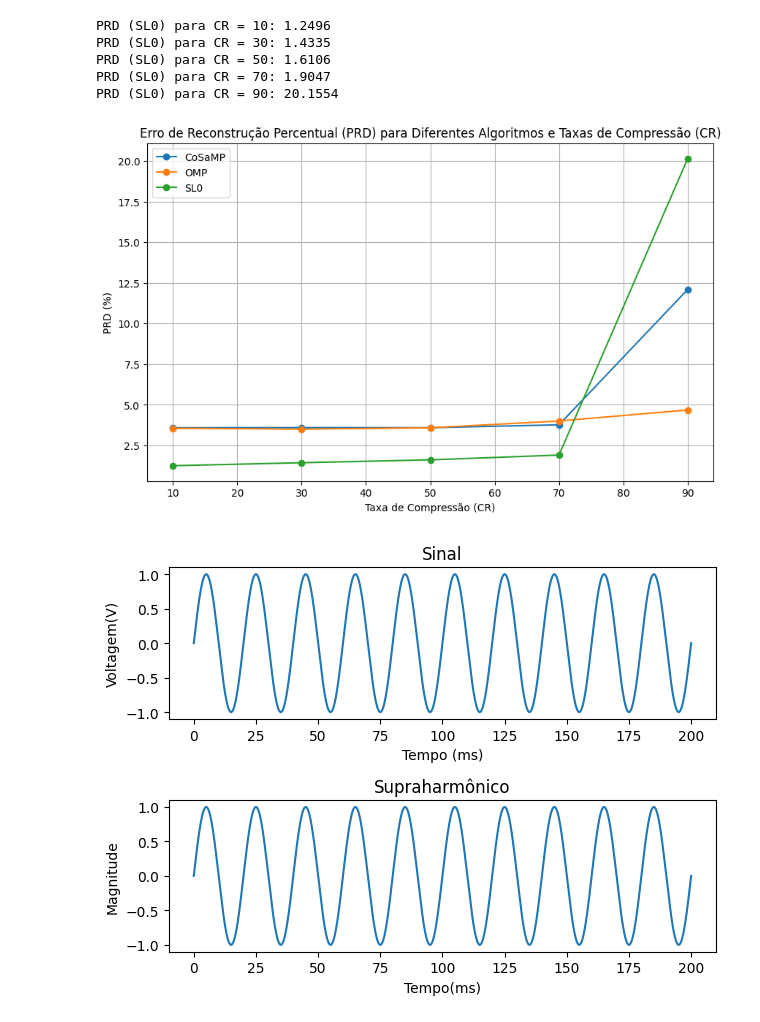
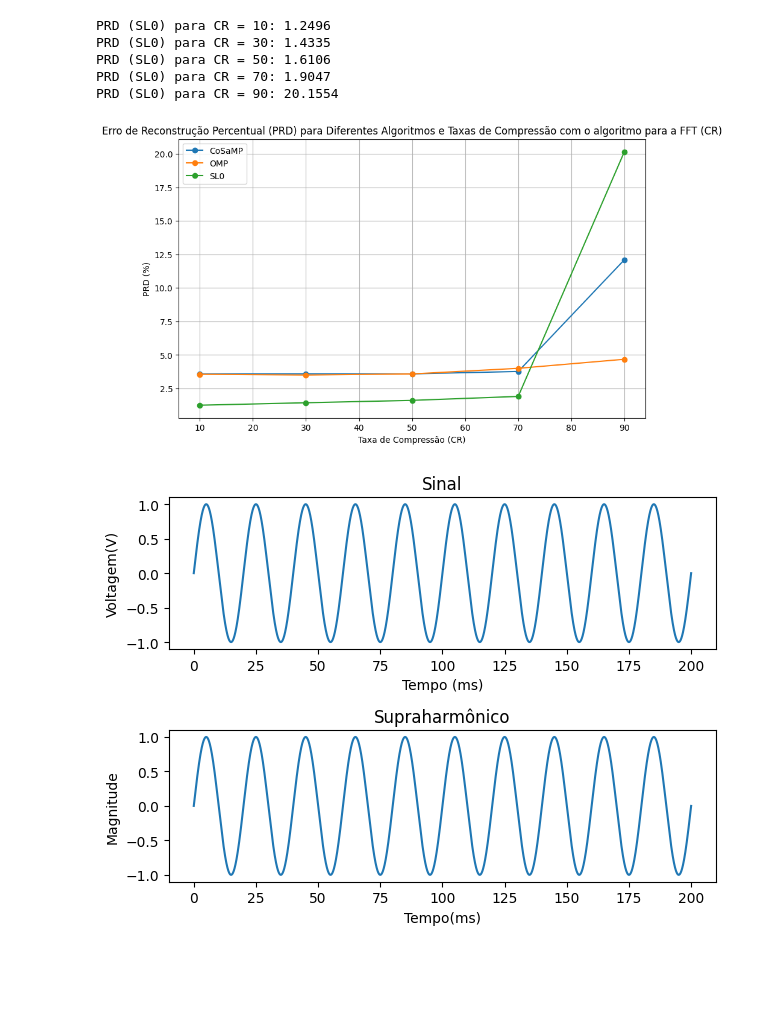
Before and after one commit to AugustoBonifacio001/AugustoBonifacio001, a Jupyter notebook: iteração_com_cálculos_do_PRD.ipynb, the cells around one changed output. Drawn from its saved outputs; the diff is of its cells as text; code cells hidden in the pictures; blank space fills up the shorter version.

```diff
--- a/iteração_com_cálculos_do_PRD.ipynb
+++ b/iteração_com_cálculos_do_PRD.ipynb
@@ -180,28 +317,28 @@ PRD (SL0) para CR = 90: 20.1554
 # %%
 import numpy as np
 import matplotlib.pyplot as plt
 
 # Resultados dos PRD para CoSaMP, OMP e SL0 em diferentes CR
 resultados_cosamp = [3.5832, 3.5926, 3.5883, 3.7665, 12.0991]
 resultados_omp = [3.5543, 3.5008, 3.5821, 4.0014, 4.6784]
 resultados_sl0 = [1.2496, 1.4335, 1.6106, 1.9047, 20.1554]
 
 # Taxas de compressão (CR)
 lista_cr = [10, 30, 50, 70, 90]
 
 # Plotar os resultados
 plt.figure(figsize=(10, 6))
 plt.plot(lista_cr, resultados_cosamp, marker='o', label='CoSaMP')
 plt.plot(lista_cr, resultados_omp, marker='o', label='OMP')
 plt.plot(lista_cr, resultados_sl0, marker='o', label='SL0')
 plt.xlabel('Taxa de Compressão (CR)')
 plt.ylabel('PRD (%)')
-plt.title('Erro de Reconstrução Percentual (PRD) para Diferentes Algoritmos e Taxas de Compressão (CR)')
+plt.title('Erro de Reconstrução Percentual (PRD) para Diferentes Algoritmos e Taxas de Compressão com o algoritmo para a FFT (CR)')
 plt.legend()
 plt.grid(True)
 plt.show()
 # %% [output]
-[figure, old version]
+[figure, new version]
 # %%
 import numpy as np
 import matplotlib.pyplot as plt
```
Also changed, not shown: parts of 4 cells of this notebook.
